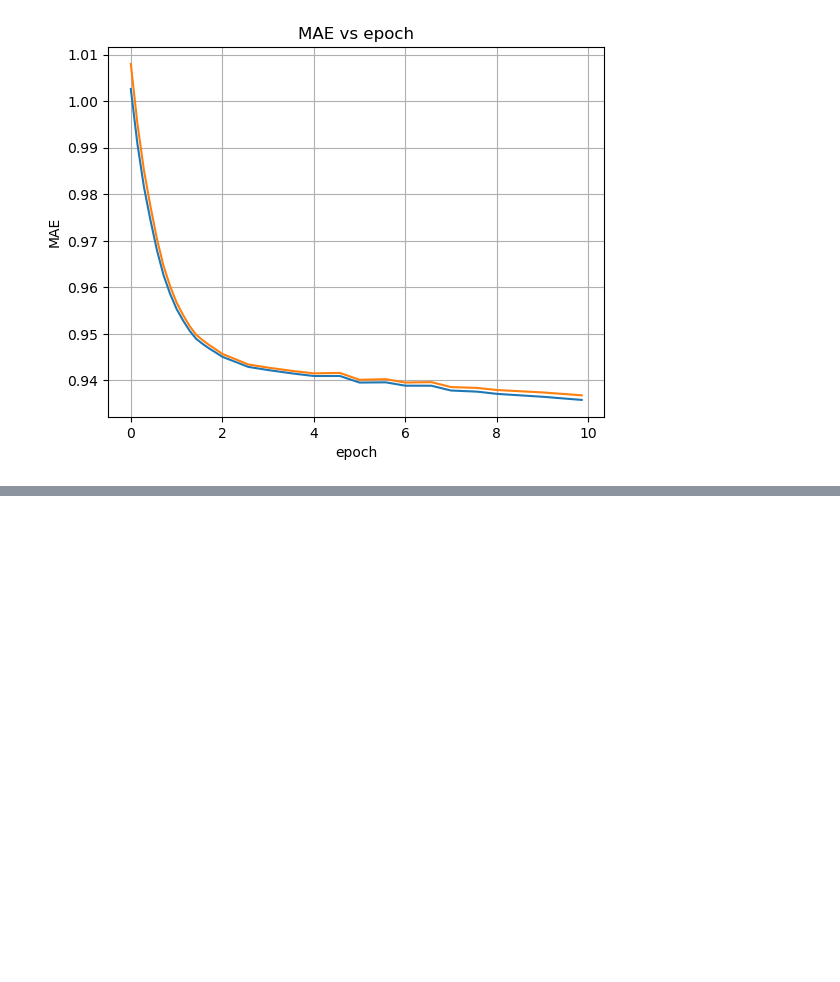
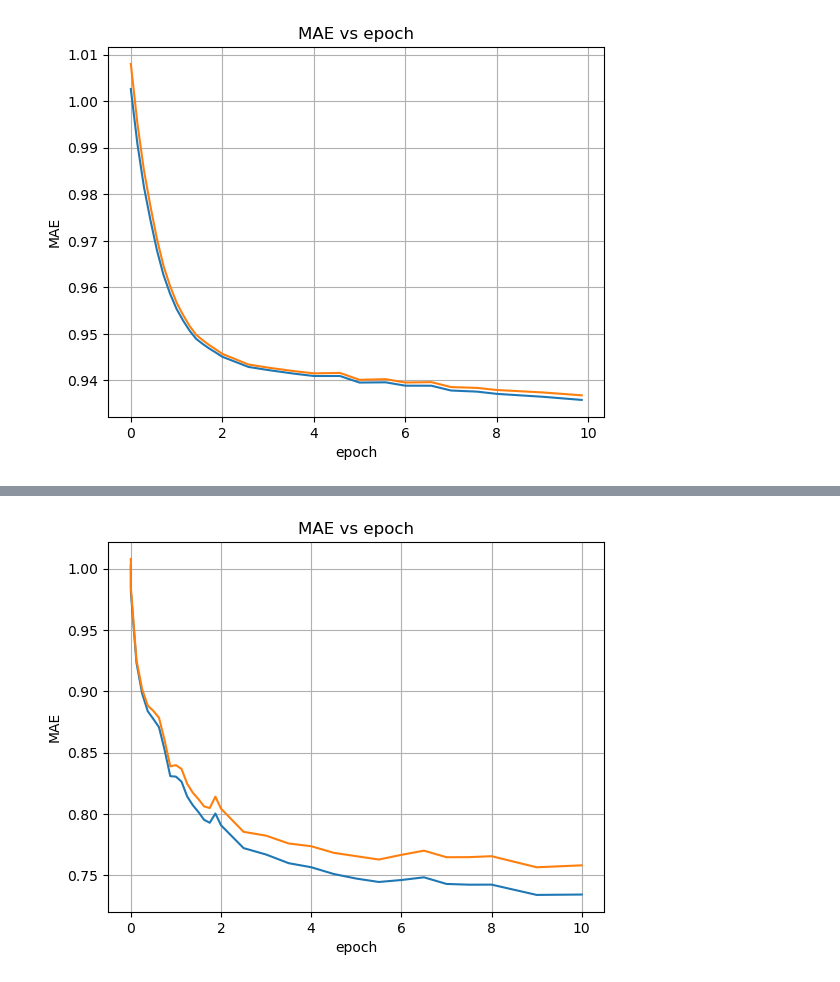
Before and after one commit to JordanPauzie/Movie-Recommendation-Model, a Jupyter notebook: PlotA.ipynb, the cells around one changed output, grey strips where cells are left out. Drawn from its saved outputs; the diff is of its cells as text; code cells hidden in the pictures; blank space fills up the shorter version.

```diff
--- a/PlotA.ipynb
+++ b/PlotA.ipynb
@@ -200,0 +141,5 @@ currMin =
+# %%
+kB_df = parser("partC_K2_output.txt")
+plot_mae_v_epoch(kB_df)
+# %% [output]
+[figure, added]
```
Also changed, not shown: parts of 12 cells of this notebook, 4 other files.
